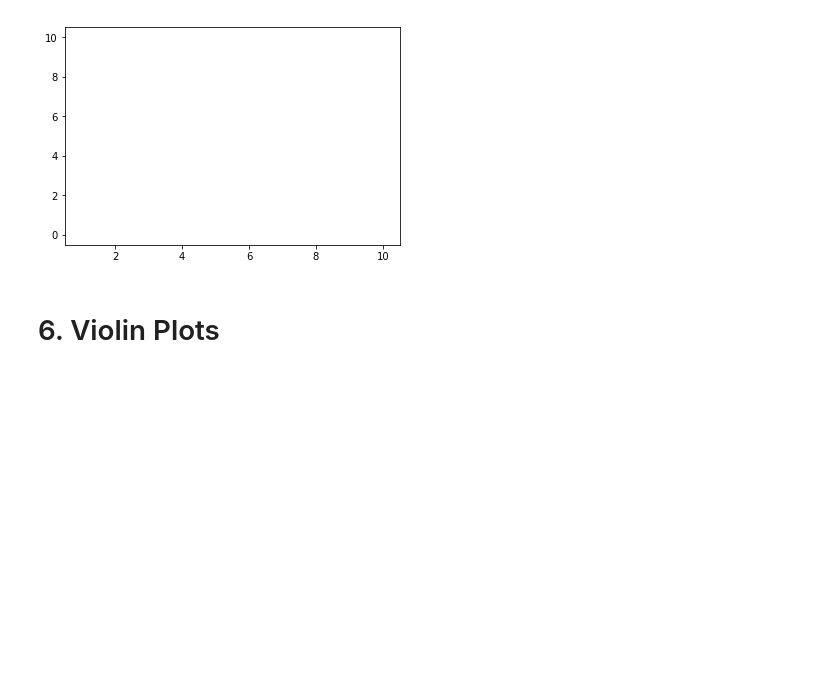
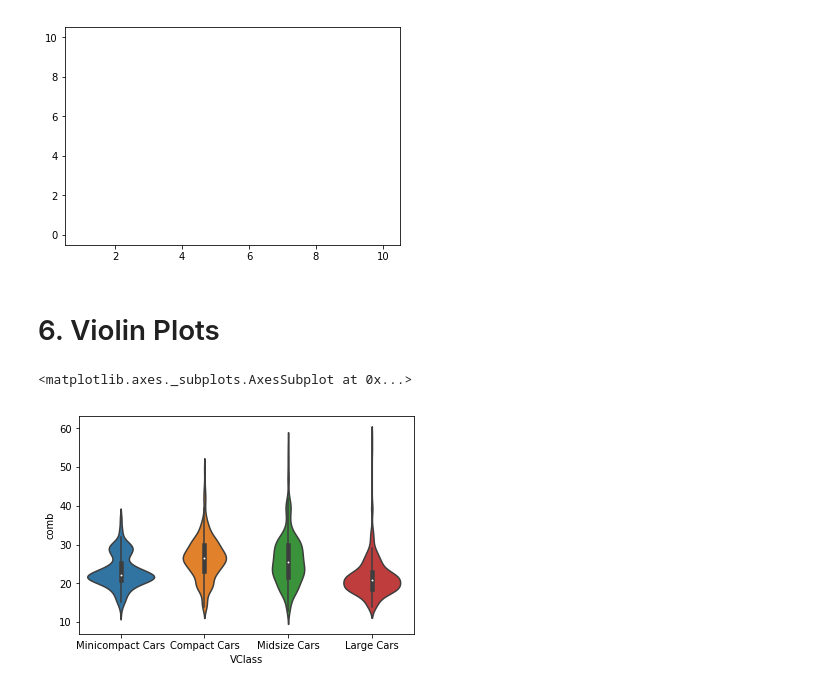
Before and after one commit to danielsoutar/UDACITY-AI_with_PY, a Jupyter notebook: Numpy-Pandas-Matplotlib/lesson-6_matplotlib-and-seaborn-p2/Matplotlib and Seaborn Part 2.ipynb, the cells around one changed output. Saved outputs shown, nothing was run; the diff lists cells and outputs as text; code cells hidden in the pictures; blank space fills up the shorter version.

```diff
--- a/Numpy-Pandas-Matplotlib/lesson-6_matplotlib-and-seaborn-p2/Matplotlib and Seaborn Part 2.ipynb
+++ b/Numpy-Pandas-Matplotlib/lesson-6_matplotlib-and-seaborn-p2/Matplotlib and Seaborn Part 2.ipynb
@@ -123,3 +123,12 @@ for i in range(counts.shape[0]):
 [figure]
 # %% [markdown]
 # 6. Violin Plots
+# %%
+sedan_classes = ['Minicompact Cars', 'Compact Cars', 'Midsize Cars', 'Large Cars']
+vclasses = pd.api.types.CategoricalDtype(ordered = True, categories = sedan_classes)
+fuel_econ['VClass'] = fuel_econ['VClass'].astype(vclasses);
+# %%
+sb.violinplot(data = fuel_econ, x = 'VClass', y = 'comb')
+# %% [output]
+<matplotlib.axes._subplots.AxesSubplot at 0x...>
+[figure, added]
```
Also changed, not shown: parts of 19 cells of this notebook, 2 other files.
